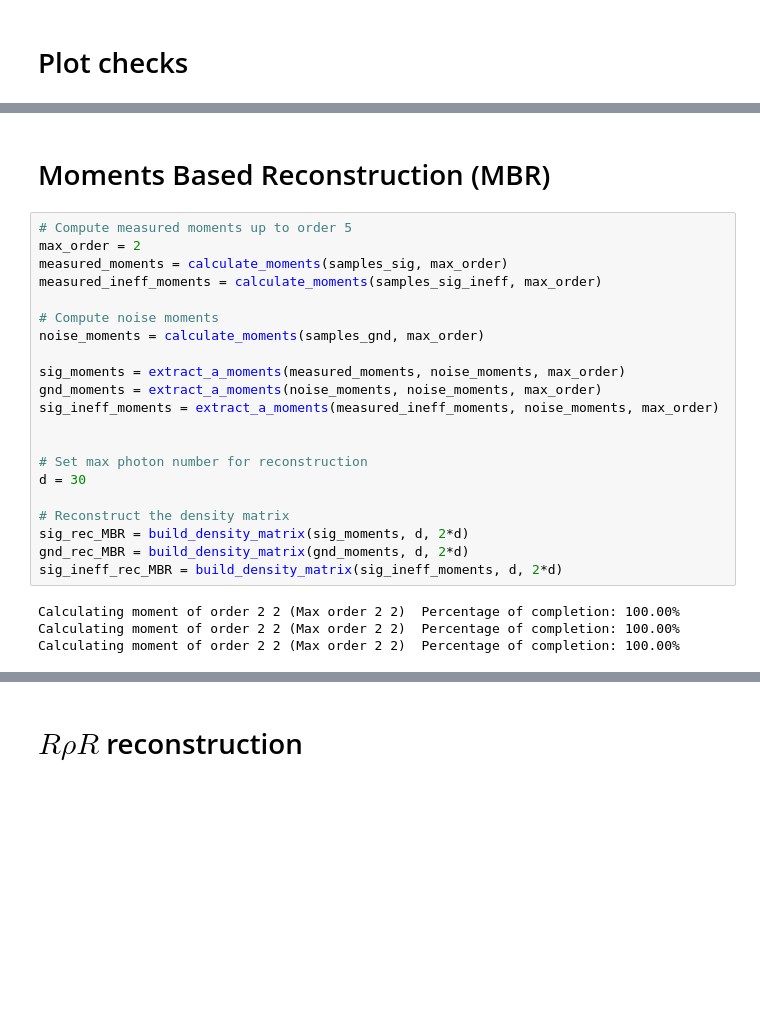
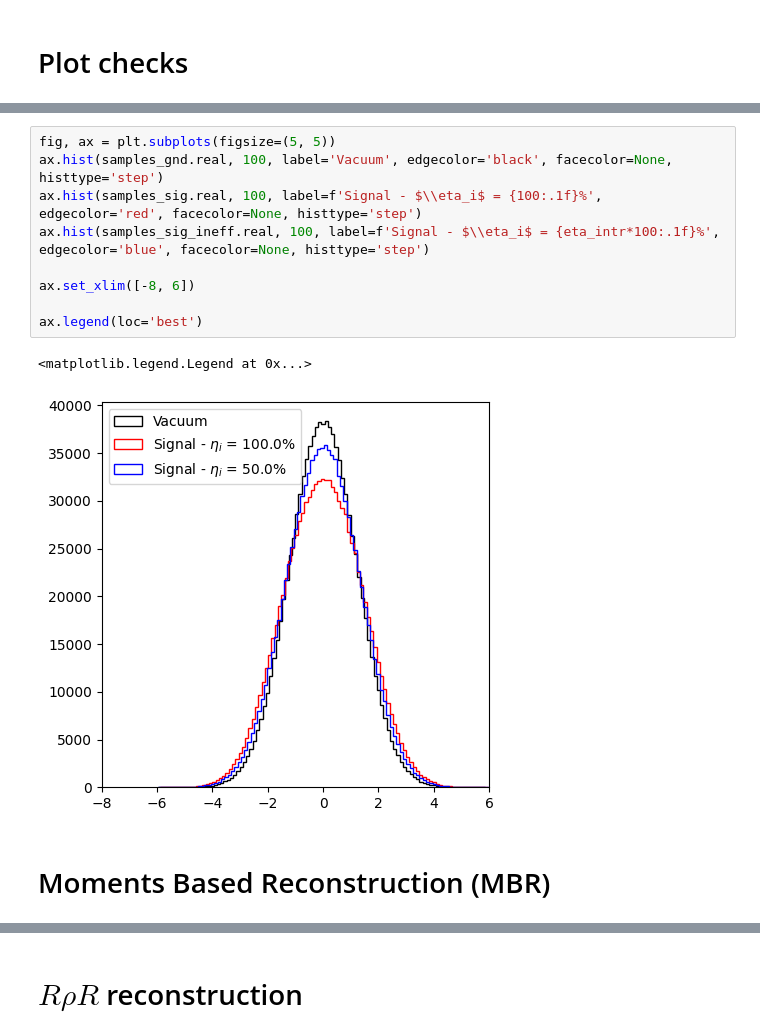
Before and after one commit to dlabranc/StateTomography, a Jupyter notebook: Notebooks/ExampleTomography.ipynb, the cells around one changed output, grey strips where cells are left out. Drawn from its saved outputs; the diff is of its cells as text; blank space fills up the shorter version.

```diff
--- a/Notebooks/ExampleTomography.ipynb
+++ b/Notebooks/ExampleTomography.ipynb
@@ -67,27 +67,14 @@ ax.legend()
+# %%
+fig, ax = plt.subplots(figsize=(5, 5))
+ax.hist(samples_gnd.real, 100, label='Vacuum', edgecolor='black', facecolor=None, histtype='step')
+ax.hist(samples_sig.real, 100, label=f'Signal - $\\eta_i$ = {100:.1f}%', edgecolor='red', facecolor=None, histtype='step')
+ax.hist(samples_sig_ineff.real, 100, label=f'Signal - $\\eta_i$ = {eta_intr*100:.1f}%', edgecolor='blue', facecolor=None, histtype='step')
+
+ax.set_xlim([-8, 6])
+
+ax.legend(loc='best')
+# %% [output]
+<matplotlib.legend.Legend at 0x...>
+[figure, added]
 # %% [markdown]
 # Moments Based Reconstruction (MBR)
-# %%
-# Compute measured moments up to order 5
-max_order = 2
-measured_moments = calculate_moments(samples_sig, max_order)
-measured_ineff_moments = calculate_moments(samples_sig_ineff, max_order)
-
-# Compute noise moments
-noise_moments = calculate_moments(samples_gnd, max_order)
-
-sig_moments = extract_a_moments(measured_moments, noise_moments, max_order)
-gnd_moments = extract_a_moments(noise_moments, noise_moments, max_order)
-sig_ineff_moments = extract_a_moments(measured_ineff_moments, noise_moments, max_order)
-
-
-# Set max photon number for reconstruction
-d = 30
-
-# Reconstruct the density matrix
-sig_rec_MBR = build_density_matrix(sig_moments, d, 2*d)
-gnd_rec_MBR = build_density_matrix(gnd_moments, d, 2*d)
-sig_ineff_rec_MBR = build_density_matrix(sig_ineff_moments, d, 2*d)
-# %% [output]
-Calculating moment of order 2 2 (Max order 2 2)  Percentage of completion: 100.00%
-Calculating moment of order 2 2 (Max order 2 2)  Percentage of completion: 100.00%
-Calculating moment of order 2 2 (Max order 2 2)  Percentage of completion: 100.00%
```
Also changed, not shown: parts of 28 cells of this notebook, 2 other files.
